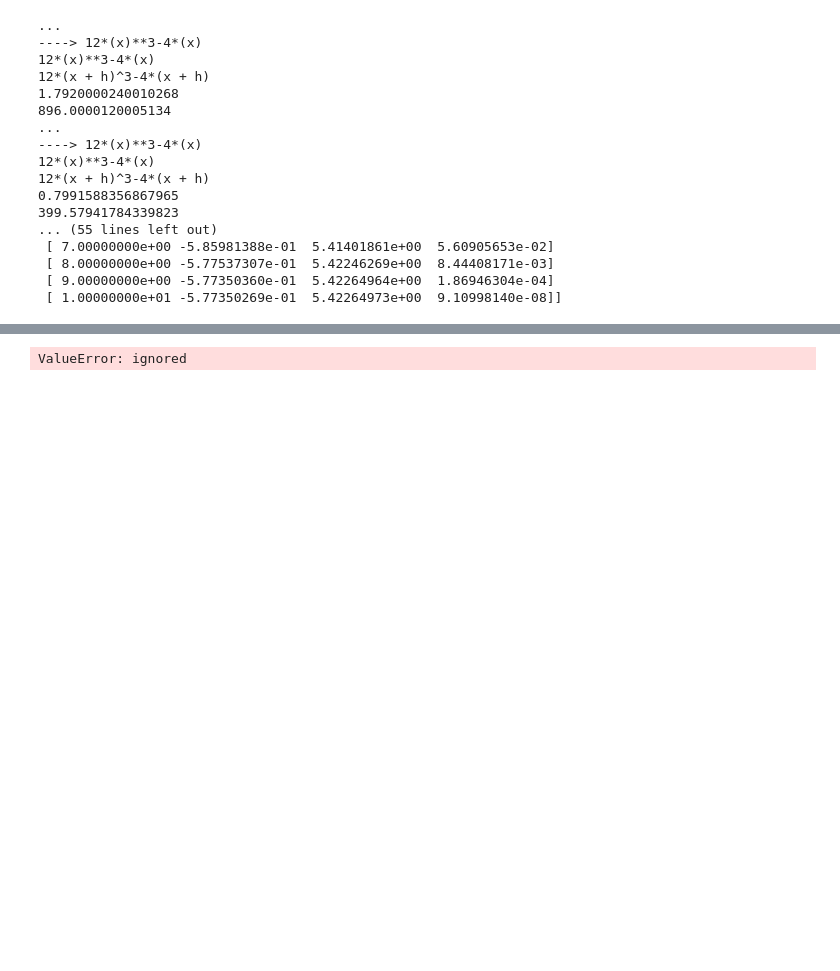
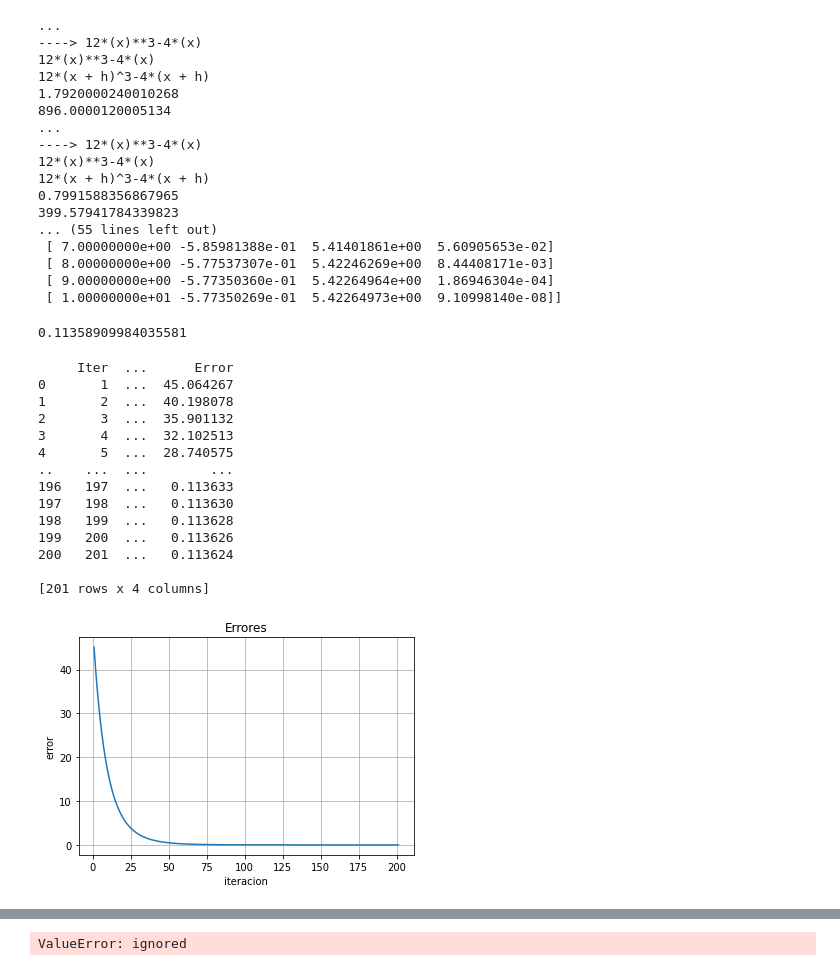
Before and after one commit to JS-DS-coder/Algoritmos, a Jupyter notebook: Algoritmos.ipynb, the cells around one changed output, grey strips where cells are left out. Drawn from its saved outputs; the diff is of its cells as text; code cells hidden in the pictures; blank space fills up the shorter version.

```diff
--- a/Algoritmos.ipynb
+++ b/Algoritmos.ipynb
@@ -652,9 +668,19 @@ import numpy as np
 # %%
 #solucion cerrada Lab4 parte 1
-def SolucionCerrada (n,d):
-  A = np.random.normal(0,1,size=(n,d))
-  x_true = np.random.normal(0,1,size=(d,1))
-  b = A.dot(x_true) + np.random.normal(0,0.5,size=(n,1))
+def SolucionCerrada (ruta):
+
+  data = np.load(ruta)
+  A = data["A"]
+
+  x_true = data["x_true"]
+
+  b = data["b"]
+
+
+
+  #A = np.random.normal(0,1,size=(n,d))
+  #x_true = np.random.normal(0,1,size=(d,1))
+  #b = A.dot(x_true) + np.random.normal(0,0.5,size=(n,1))
   #solucion cerrada
   factor1 = A.transpose()@A
   factor2 = A.transpose()@b
@@ -662,4 +688,4 @@ def SolucionCerrada (n,d):
 
   x = np.linalg.inv(factor1) @ factor2
 
-  return x
+  return RMSE(A,x,b)
@@ -666,4 +698,10 @@ def SolucionCerrada (n,d):
 # %%
-x = SolucionCerrada(1000,100)
-x
+x = SolucionCerrada("matrixes.npz")
+print(x)
+# %% [output]
+0.11358909984035581
+# %%
+def df_gd(A,b,x):
+    grad = A.dot(x)-b
+    return np.dot(A.T,grad)
 # %%
@@ -721,0 +753,28 @@ def SteepestDescent (n,d,alpha,k):
+# %%
+def PlotError (ploterror):
+  fig, ax = plt.subplots()
+  ax.plot(ploterror["iteracion"], ploterror["error"])
+  ax.set(xlabel='iteracion', ylabel='error',
+       title='Errores')
+  ax.grid()
+  plt.show()
+# %%
+solution,error = SteepestDescent("matrixes.npz",0.00005,200,0.0001)
+print(solution)
+PlotError(error)
+# %% [output]
+     Iter  ...      Error
+0       1  ...  45.064267
+1       2  ...  40.198078
+2       3  ...  35.901132
+3       4  ...  32.102513
+4       5  ...  28.740575
+..    ...  ...        ...
+196   197  ...   0.113633
+197   198  ...   0.113630
+198   199  ...   0.113628
+199   200  ...   0.113626
+200   201  ...   0.113624
+
+[201 rows x 4 columns]
+[figure, added]
```
Also changed, not shown: parts of 12 cells of this notebook.
